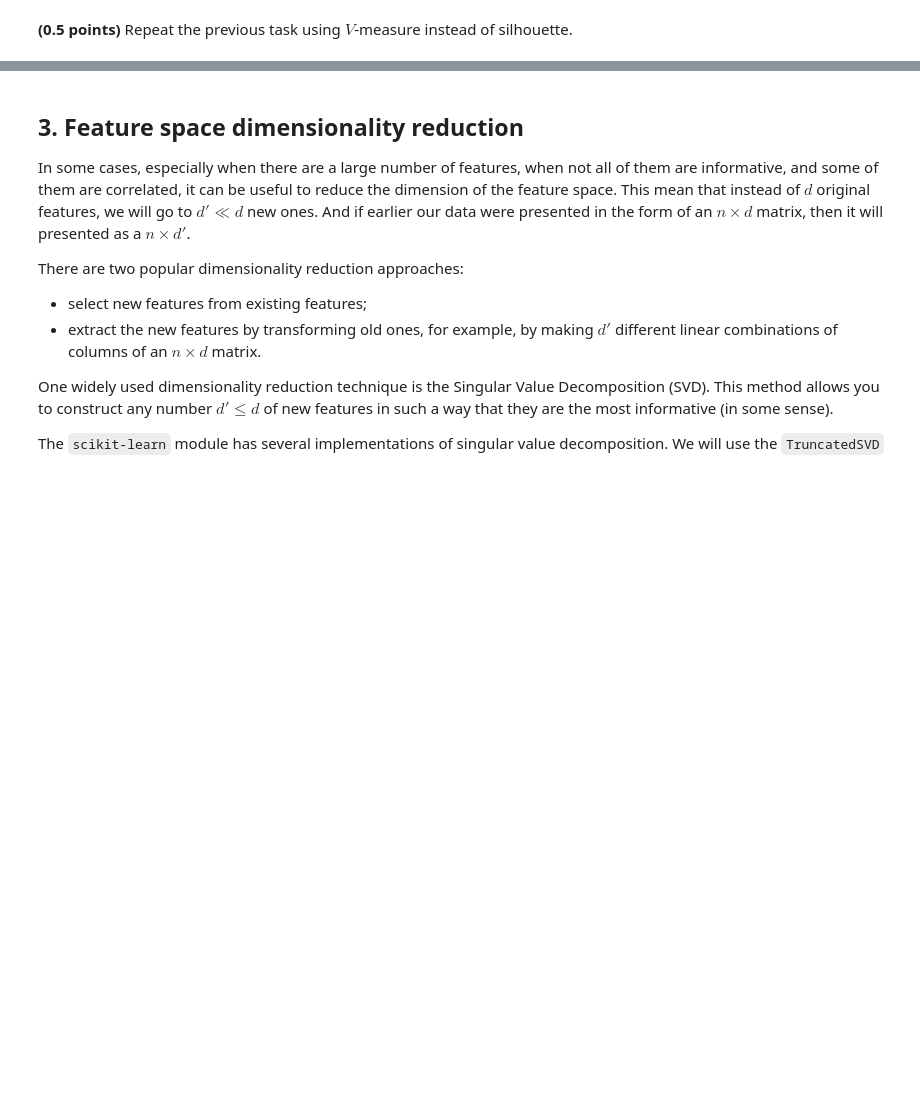
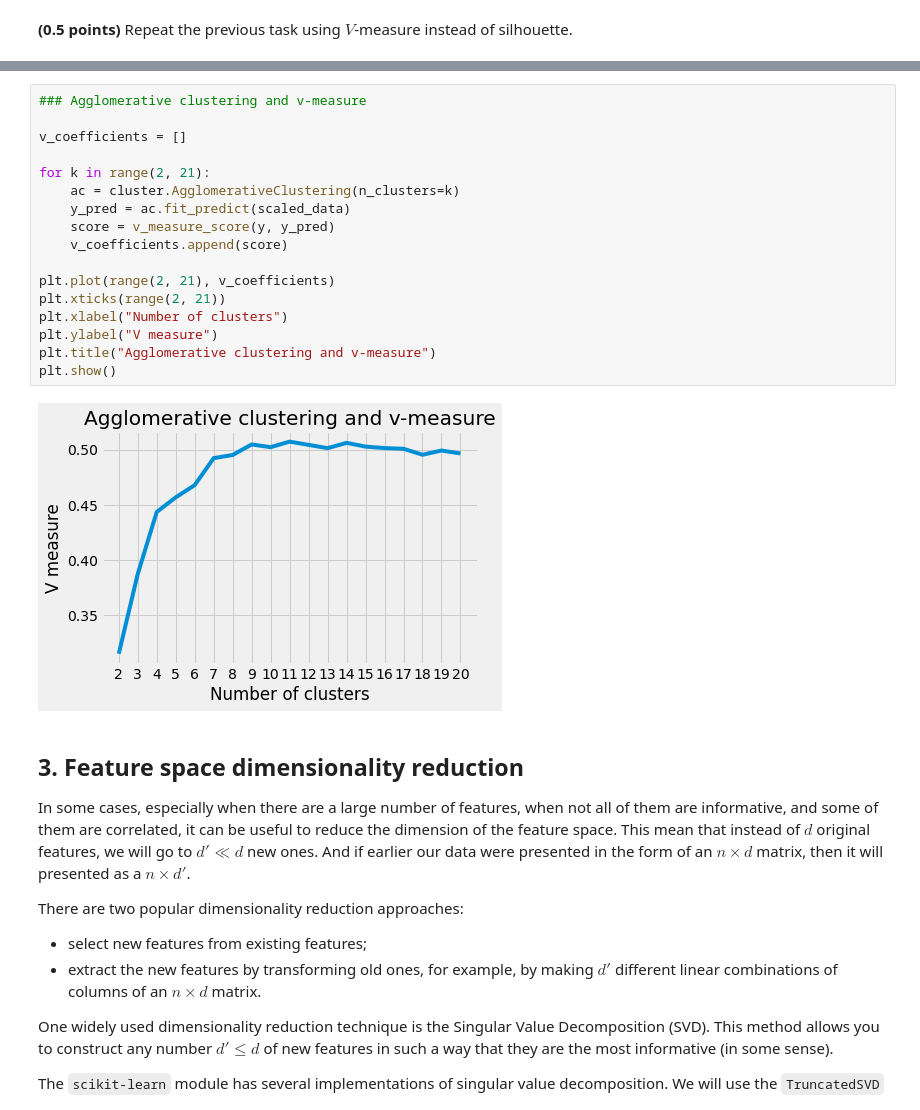
Before and after one commit to DimaValetsky/ml-intro, a Jupyter notebook: 8_clustering/clustering.ipynb, the cells around one changed output, grey strips where cells are left out. Saved outputs shown, nothing was run; the diff lists cells and outputs as text; blank space fills up the shorter version.

```diff
--- a/8_clustering/clustering.ipynb
+++ b/8_clustering/clustering.ipynb
@@ -228,3 +301,22 @@ Since we know what digit each image is (`y` array), we can compare the clusterin
+# %%
+### Agglomerative clustering and v-measure
+
+v_coefficients = []
+
+for k in range(2, 21):
+    ac = cluster.AgglomerativeClustering(n_clusters=k)
+    y_pred = ac.fit_predict(scaled_data)
+    score = v_measure_score(y, y_pred)
+    v_coefficients.append(score)
+
+plt.plot(range(2, 21), v_coefficients)
+plt.xticks(range(2, 21))
+plt.xlabel("Number of clusters")
+plt.ylabel("V measure")
+plt.title("Agglomerative clustering and v-measure")
+plt.show()
+# %% [output]
+[figure, added]
 # %% [markdown]
 ## 3. Feature space dimensionality reduction
 
```
Also changed, not shown: parts of 23 cells of this notebook.
